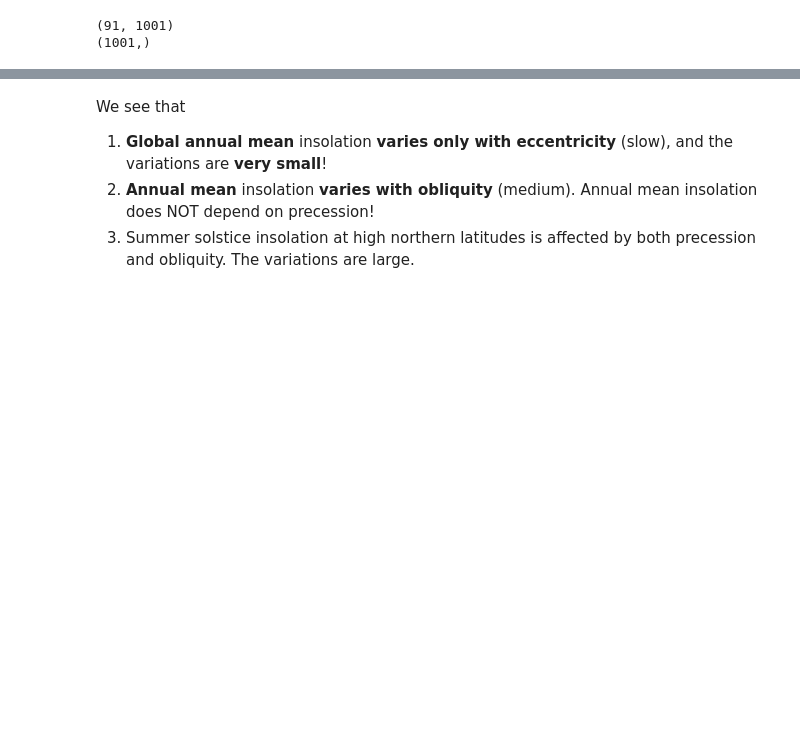
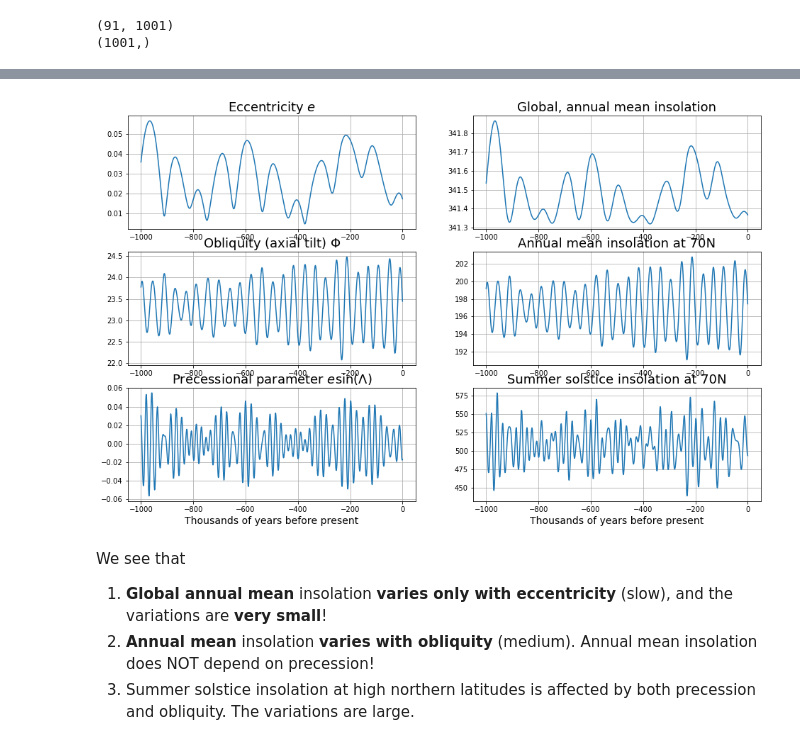
Before and after one commit to brian-rose/ClimateModeling_courseware, a Jupyter notebook: Lectures/Lecture12 -- Orbital variations.ipynb, the cells around one changed output, grey strips where cells are left out. Cells and saved outputs as stored; diff of their text form; code cells hidden in the pictures; blank space fills up the shorter version.

```diff
--- a/Lectures/Lecture12 -- Orbital variations.ipynb
+++ b/Lectures/Lecture12 -- Orbital variations.ipynb
@@ -489,3 +515,8 @@ for n in [4,5]:
+# %%
+# repeat figure for display
+fig
+# %% [output]
+[figure, added]
 # %% [markdown]
 We see that
 
```
Also changed, not shown: parts of 39 cells of this notebook, 1 other file.
